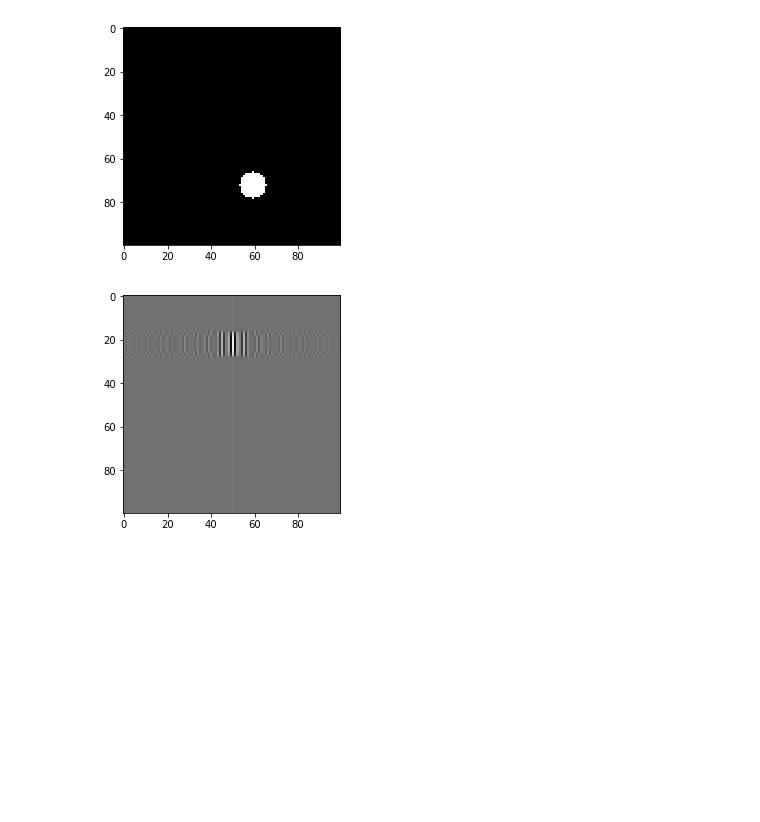
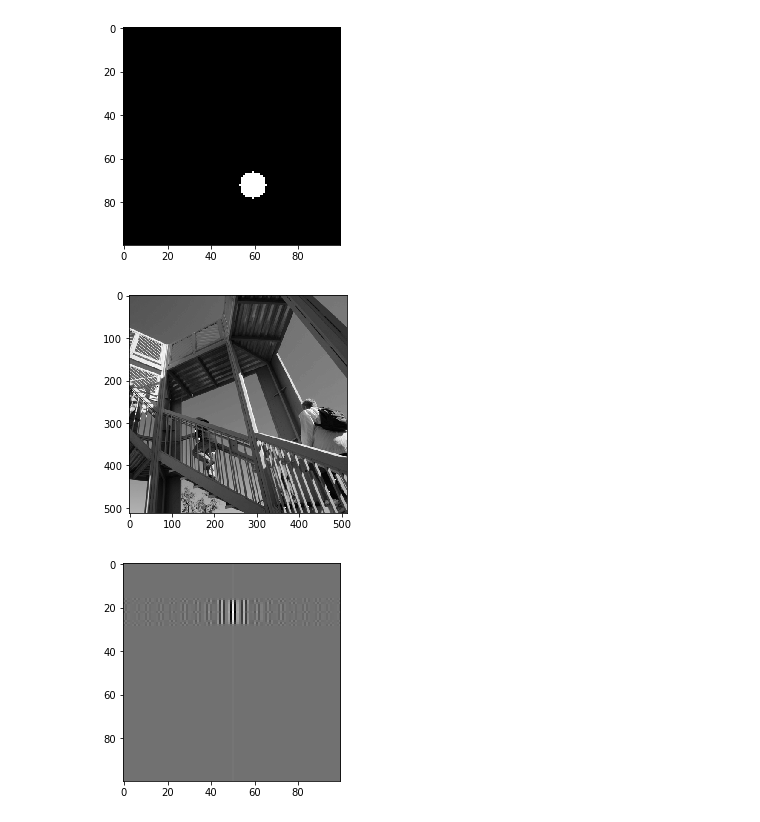
Before and after one commit to ellinzhao/diffuser-dataset, a Jupyter notebook: new_data.ipynb, the cells around one changed output. Drawn from its saved outputs; the diff is of its cells as text; code cells hidden in the pictures; blank space fills up the shorter version.

```diff
--- a/new_data.ipynb
+++ b/new_data.ipynb
@@ -74,6 +74,12 @@ img_2d = Img2D(100, 8, 1)
 plt.imshow(img_2d.arr, cmap='gray', interpolation='nearest');
 # %% [output]
 [figure]
+# %%
+a = misc.ascent()
+fft_d = fftpack.fft(fftpack.fftshift(a))
+plt.imshow(np.real(a), cmap='gray', interpolation='nearest');
+# %% [output]
+[figure, added]
 # %%
 fft_d = fftpack.fft(img_2d.arr)
 plt.imshow(np.real(fftpack.fftshift(fft_d)), cmap='gray', interpolation='nearest');
```
Also changed, not shown: parts of 1 cell of this notebook.
